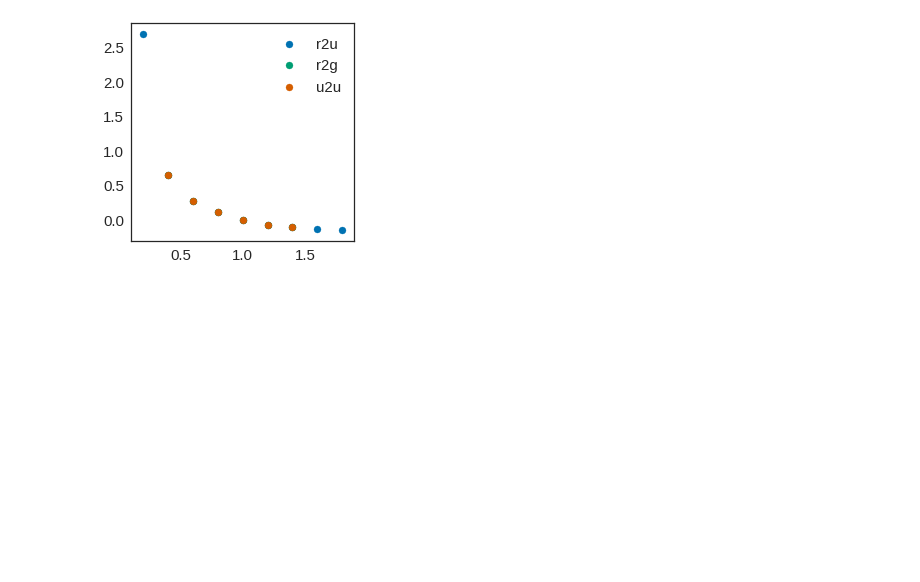
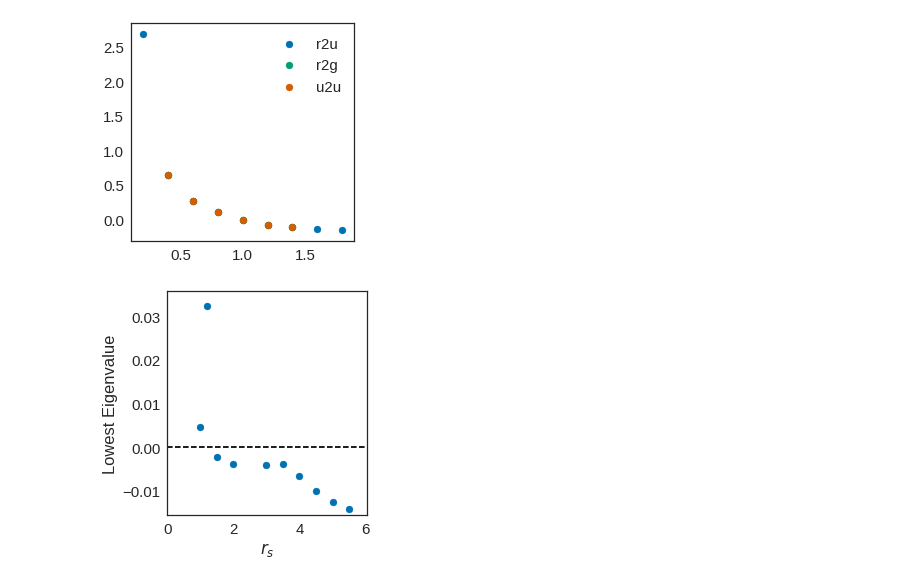
Before and after one commit to ecurtin2/HF-Stability, a Jupyter notebook: analysis/Analyzer.ipynb, the cells around one changed output. Saved outputs shown, nothing was run; the diff lists cells and outputs as text; code cells hidden in the pictures; blank space fills up the shorter version.

```diff
--- a/analysis/Analyzer.ipynb
+++ b/analysis/Analyzer.ipynb
@@ -108,3 +123,10 @@ plt.legend()
 plt.show()
 # %% [output]
 [figure]
+# %%
+fig = plt.figure(figsize=(4, 4))
+HFSA.plot_stability(HFSA.only_max(data['3DR2U'], 'Nk', 'rs'), fig.gca())
+plt.tight_layout()
+plt.show()
+# %% [output]
+[figure, added]
```
Also changed, not shown: parts of 4 cells of this notebook, 18 other files.
